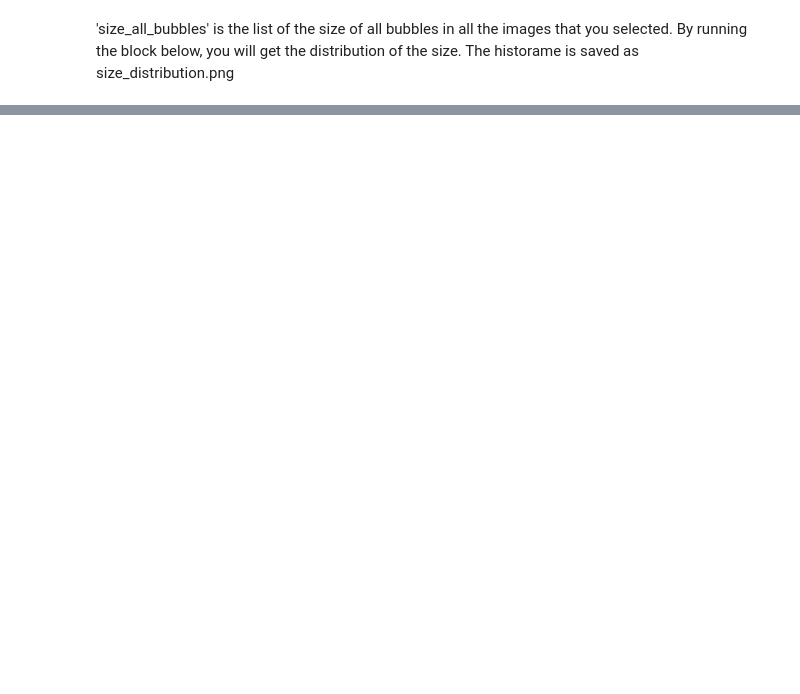
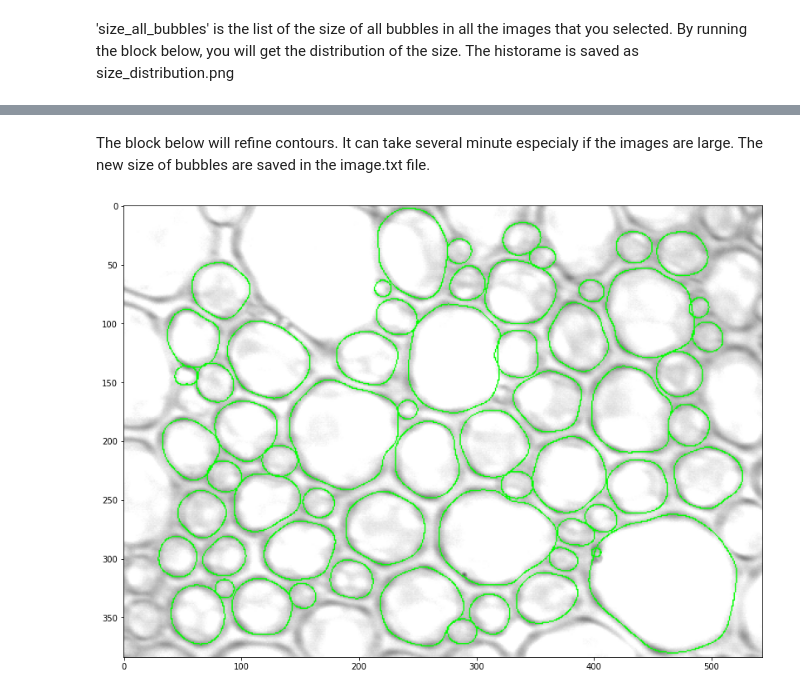
Before and after one commit to larrygoyeau/bubble_segmentation_Mask_RCNN, a Jupyter notebook: Mask_RCNN_automatic_segementation.ipynb, the cells around one changed output, grey strips where cells are left out. Cells and saved outputs as stored; diff of their text form; code cells hidden in the pictures; blank space fills up the shorter version.

```diff
--- a/Mask_RCNN_automatic_segementation.ipynb
+++ b/Mask_RCNN_automatic_segementation.ipynb
@@ -508,0 +861,24 @@ It's recomended to use a GPU to increas the speed of segmentation. You can check
+# %% [markdown]
+The block below will refine contours. It can take several minute especialy if the images are large. The new size of bubbles are saved in the image.txt file.
+# %%
+i=0
+for image_name in file_names:
+  mask_path=os.path.join('/content', 'mask_of_'+image_name[:-3]+'png')
+  mask=cv2.imread(mask_path,0)
+  mask=-(mask-255)
+  labels = qbubbleLabels(mask)
+  lv1 =  qbubbleLabelsContours(labels)
+  lv2 = qbubbleRefineContours(lv1, images_list[i]/255)
+  h, w = mask.shape
+  la2 = qbubbleAreas(lv2, w, h)
+  plt.figure(figsize=(16, 10))
+  qbubblePlot(lv2, images_list[0]/255, s = 1, t = 0,image_name=image_name)
+  i=i+1
+  file = open(image_name[:-4]+".txt","w")
+  file.write("Bubble index and its size\n")
+  n=len(la2)
+  for k in range(n):
+    file.write(str(k)+"  "+str(la2[k])+"\n")
+  file.close()
+# %% [output]
+[figure, added]
```
Also changed, not shown: parts of 11 cells of this notebook.
